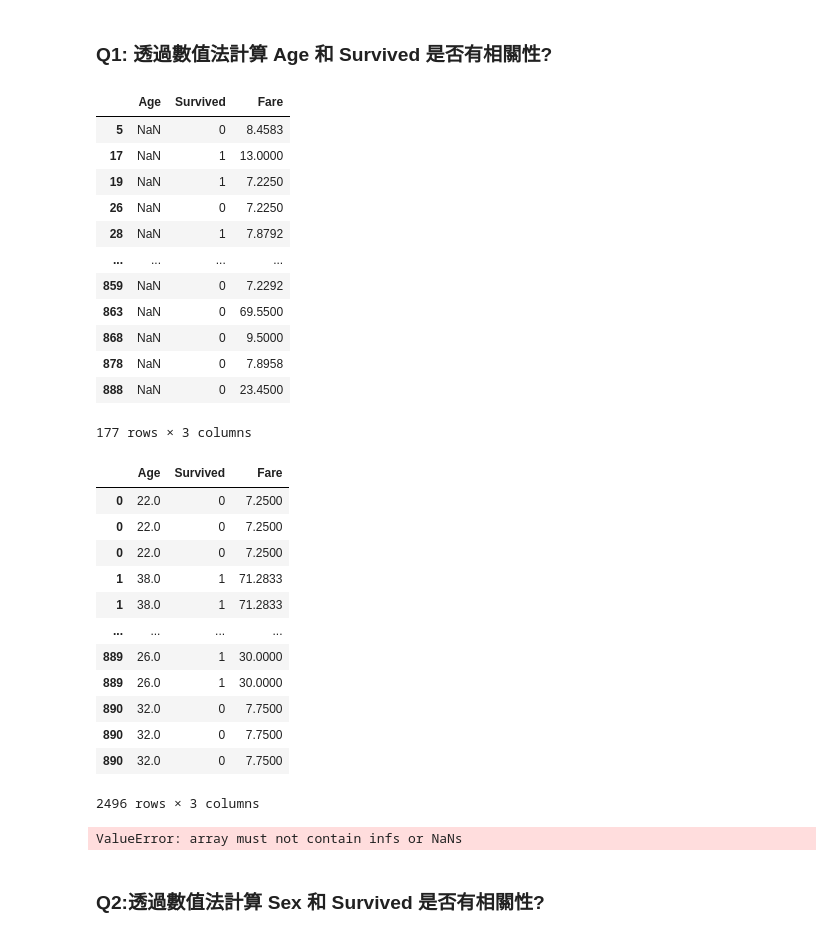
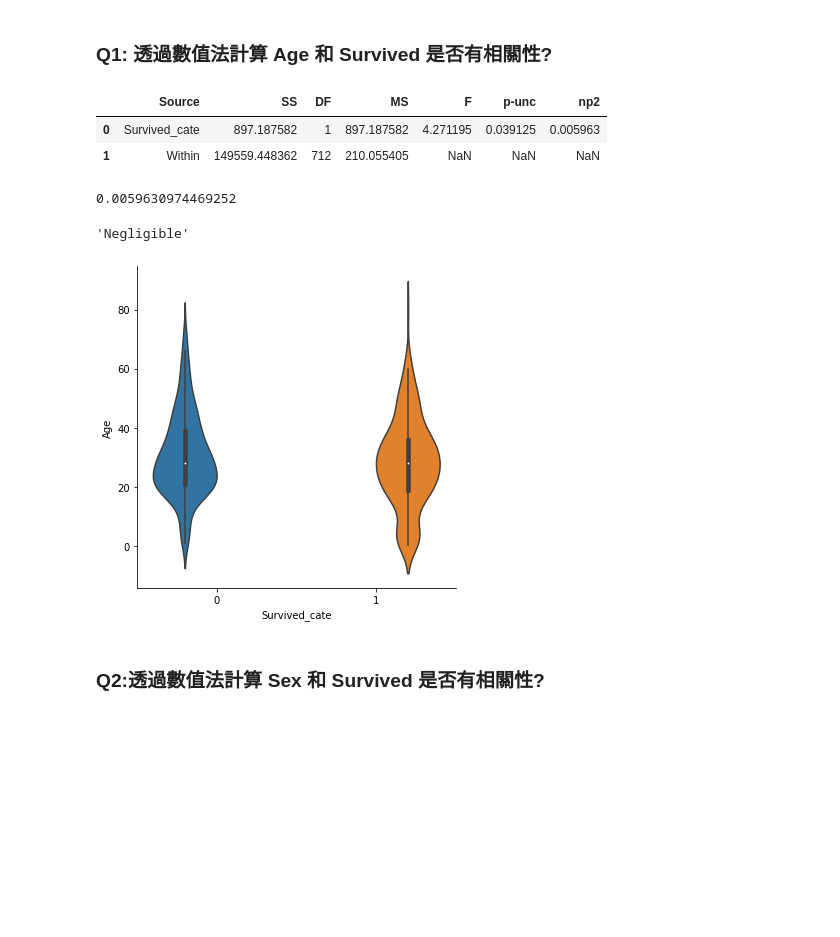
Before and after one commit to Milagros-cucu/ML100Days, a Jupyter notebook: Homework/D38 EDA 作業.ipynb, the cells around one changed output. Cells and saved outputs as stored; diff of their text form; code cells hidden in the pictures; blank space fills up the shorter version.

```diff
--- a/Homework/D38 EDA 作業.ipynb
+++ b/Homework/D38 EDA 作業.ipynb
@@ -25,8 +25,8 @@ import researchpy
 # %% [markdown]
 ## 讀入資料
 # %%
-data = pd.read_csv("Titanic_train.csv")
-print(data.info())
+df_train = pd.read_csv("Titanic_train.csv")
+print(df_train.info())
 # %% [output]
 <class 'pandas.core.frame.DataFrame'>
 RangeIndex: 891 entries, 0 to 890
@@ -92,0 +53,4 @@ None
+# %%
+df_train['Survived_cate']=df_train['Survived']
+df_train['Survived_cate']=df_train['Survived_cate'].astype('object')
+print(df_train.info())
@@ -93,42 +75,2 @@ None
 # %% [markdown]
 ###  Q1: 透過數值法計算  Age 和  Survived  是否有相關性?
-# %%
-data = data.loc[:, ['Age', 'Survived', 'Fare']]
-missing_index=data.isnull()
-display(data[missing_index.values==True])
-# %% [output]
-|  | Age | Survived | Fare |
-| 5 | NaN | 0 | 8.4583 |
-| 17 | NaN | 1 | 13.0000 |
-| 19 | NaN | 1 | 7.2250 |
-| 26 | NaN | 0 | 7.2250 |
-| 28 | NaN | 1 | 7.8792 |
-| ... | ... | ... | ... |
-| 859 | NaN | 0 | 7.2292 |
-| 863 | NaN | 0 | 69.5500 |
-| 868 | NaN | 0 | 9.5000 |
-| 878 | NaN | 0 | 7.8958 |
-| 888 | NaN | 0 | 23.4500 |
-177 rows × 3 columns
-# %%
-data = data[missing_index.values==False]
-display(data)
-# %% [output]
-|  | Age | Survived | Fare |
-| 0 | 22.0 | 0 | 7.2500 |
-| 0 | 22.0 | 0 | 7.2500 |
-| 0 | 22.0 | 0 | 7.2500 |
-| 1 | 38.0 | 1 | 71.2833 |
-| 1 | 38.0 | 1 | 71.2833 |
-| ... | ... | ... | ... |
-| 889 | 26.0 | 1 | 30.0000 |
-| 889 | 26.0 | 1 | 30.0000 |
-| 890 | 32.0 | 0 | 7.7500 |
-| 890 | 32.0 | 0 | 7.7500 |
-| 890 | 32.0 | 0 | 7.7500 |
-2496 rows × 3 columns
-# %%
-corr, _=stats.pearsonr(data['Age'], data['Survived'])
-print(corr)
-# %% [output]
-ValueError: array must not contain infs or NaNs
@@ -135,2 +79,33 @@ ValueError: array must not contain infs or NaNs
+# %%
+aov = pg.anova(dv='Age', between='Survived_cate', data=df_train, detailed=True)
+aov
+# %% [output]
+|  | Source | SS | DF | MS | F | p-unc | np2 |
+| 0 | Survived_cate | 897.187582 | 1 | 897.187582 | 4.271195 | 0.039125 | 0.005963 |
+| 1 | Within | 149559.448362 | 712 | 210.055405 | NaN | NaN | NaN |
+# %%
+etaSq = aov.SS[0] / (aov.SS[0] + aov.SS[1])
+etaSq
+# %% [output]
+0.0059630974469252
+# %%
+def judgment_etaSq(etaSq):
+    if etaSq < .01:
+        qual = 'Negligible'
+    elif etaSq < .06:
+        qual = 'Small'
+    elif etaSq < .14:
+        qual = 'Medium'
+    else:
+        qual = 'Large'
+    return(qual)
+judgment_etaSq(etaSq)
+# %% [output]
+'Negligible'
+# %%
+g = sns.catplot(x="Survived_cate", y="Age", hue="Survived_cate",
+               data=df_train, kind="violin")
+# %% [output]
+[figure, added]
 # %% [markdown]
 ### Q2:透過數值法計算  Sex 和 Survived  是否有相關性?
```
Also changed, not shown: parts of 12 cells of this notebook.
